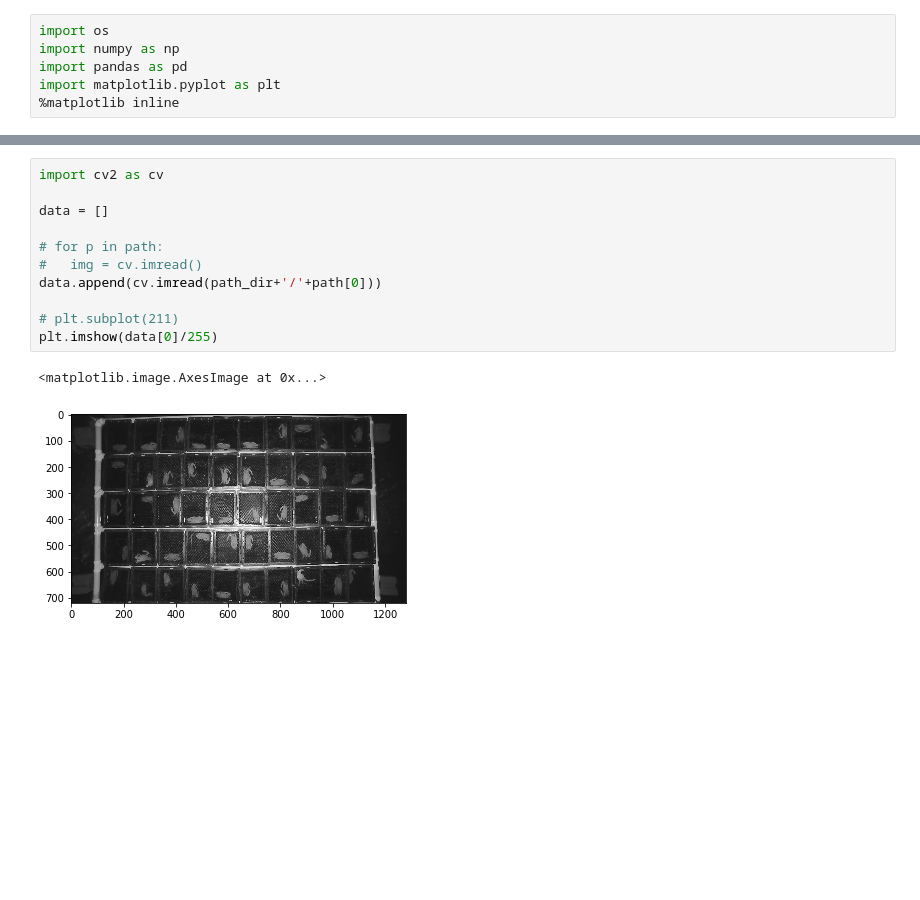
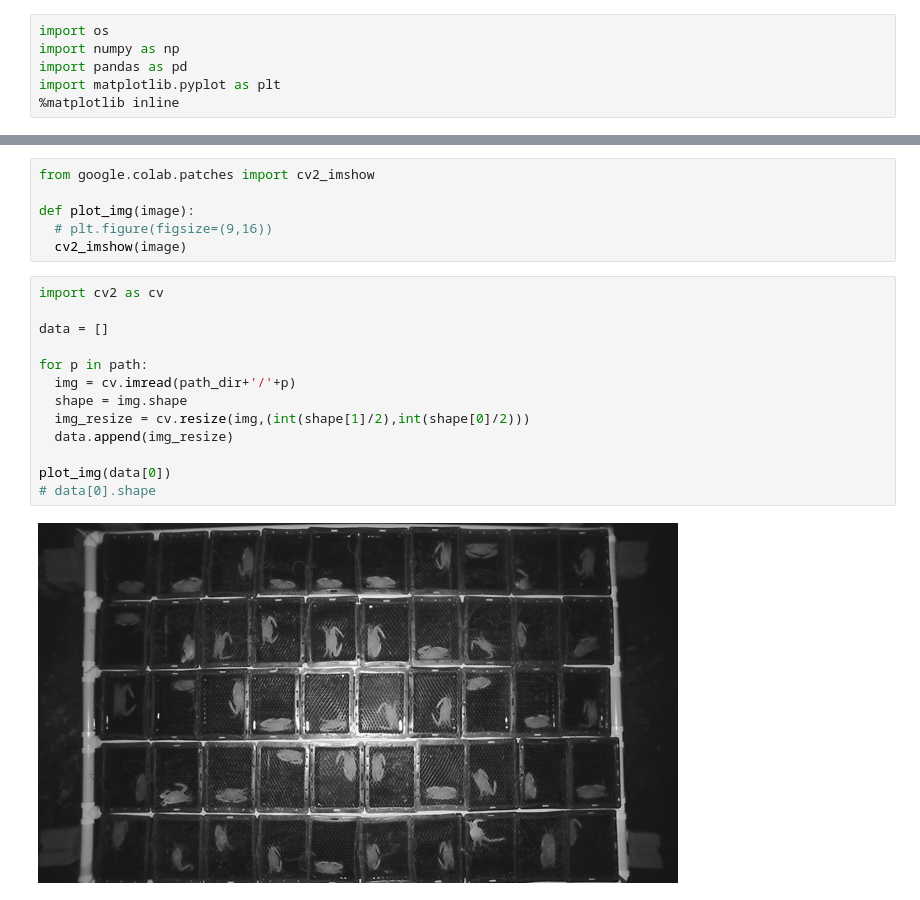
Before and after one commit to PattarapornH/Crab-Molting-Detection, a Jupyter notebook: Molting_crab_tracker.ipynb, the cells around one changed output, grey strips where cells are left out. Saved outputs shown, nothing was run; the diff lists cells and outputs as text; blank space fills up the shorter version.

Commit message:
image denoising

```diff
--- a/Molting_crab_tracker.ipynb
+++ b/Molting_crab_tracker.ipynb
@@ -33,19 +37,26 @@ path[0:10]
  '21-21-15.png',
  '21-21-05.png',
  '21-21-35.png']
+# %%
+from google.colab.patches import cv2_imshow
+
+def plot_img(image):
+  # plt.figure(figsize=(9,16))
+  cv2_imshow(image)
 # %%
 import cv2 as cv
 
 data = []
 
-# for p in path:
-#   img = cv.imread()
-data.append(cv.imread(path_dir+'/'+path[0]))
+for p in path:
+  img = cv.imread(path_dir+'/'+p)
+  shape = img.shape
+  img_resize = cv.resize(img,(int(shape[1]/2),int(shape[0]/2)))
+  data.append(img_resize)
 
-# plt.subplot(211)
-plt.imshow(data[0]/255)
+plot_img(data[0])
+# data[0].shape
 # %% [output]
-<matplotlib.image.AxesImage at 0x...>
-[figure, old version]
+[figure, new version]
 # %%
 img = cv.fastNlMeansDenoisingColored(data[0],None,10,10,7,21)
```
Also changed, not shown: parts of 5 cells of this notebook.
